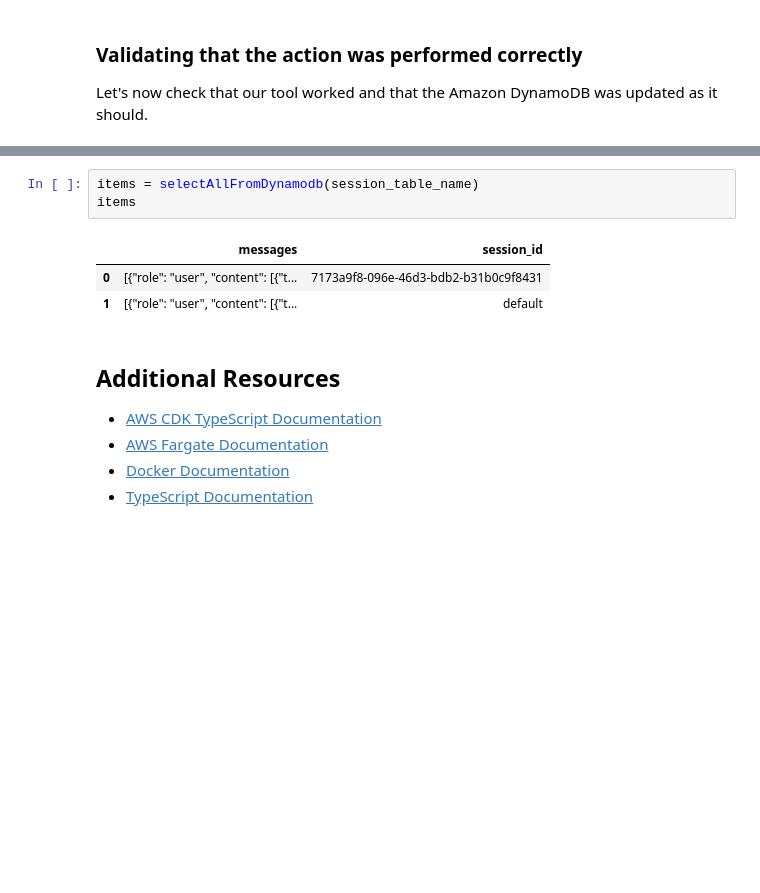
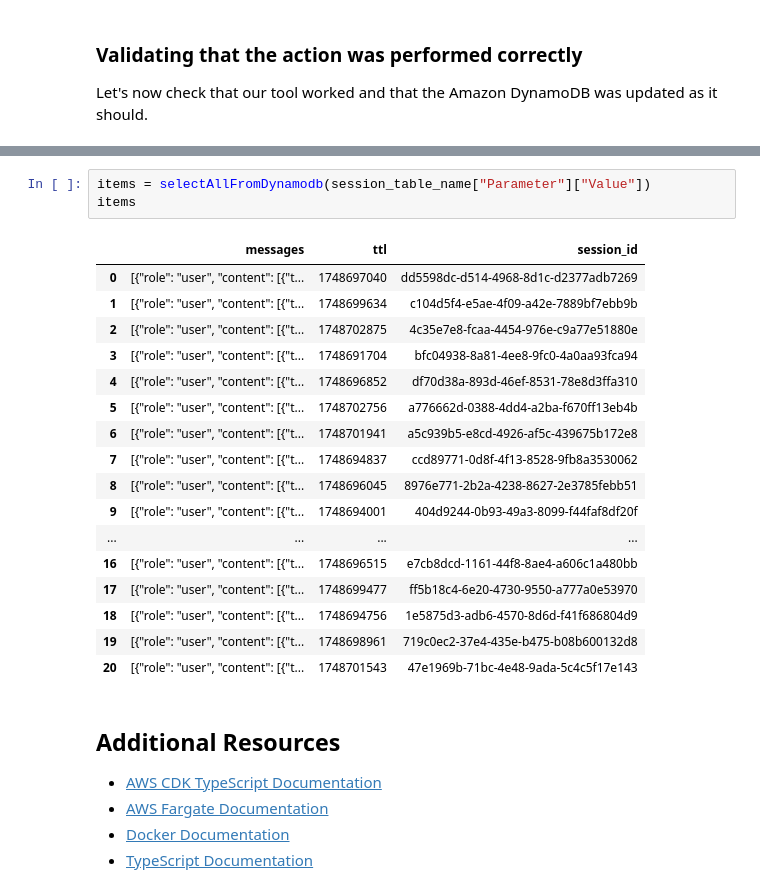
Before and after one commit to xiehust/strands_demos, a Jupyter notebook: deployment/01.restaurant_assistant_fargate/12-fargate-deployment/deploy-agent-human-in-the-loop.ipynb, the cells around one changed output, grey strips where cells are left out. Drawn from its saved outputs; the diff is of its cells as text; blank space fills up the shorter version.

```diff
--- a/deployment/01.restaurant_assistant_fargate/12-fargate-deployment/deploy-agent-human-in-the-loop.ipynb
+++ b/deployment/01.restaurant_assistant_fargate/12-fargate-deployment/deploy-agent-human-in-the-loop.ipynb
@@ -1141,10 +1059,24 @@ items
 # %%
-items = selectAllFromDynamodb(session_table_name)
+items = selectAllFromDynamodb(session_table_name["Parameter"]["Value"])
 items
 # %% [output]
-|  | messages | session_id |
-| 0 | [{"role": "user", "content": [{"t... | 7173a9f8-096e-46d3-bdb2-b31b0c9f8431 |
-| 1 | [{"role": "user", "content": [{"t... | default |
+|  | messages | ttl | session_id |
+| 0 | [{"role": "user", "content": [{"t... | 1748697040 | dd5598dc-d514-4968-8d1c-d2377adb7269 |
+| 1 | [{"role": "user", "content": [{"t... | 1748699634 | c104d5f4-e5ae-4f09-a42e-7889bf7ebb9b |
+| 2 | [{"role": "user", "content": [{"t... | 1748702875 | 4c35e7e8-fcaa-4454-976e-c9a77e51880e |
+| 3 | [{"role": "user", "content": [{"t... | 1748691704 | bfc04938-8a81-4ee8-9fc0-4a0aa93fca94 |
+| 4 | [{"role": "user", "content": [{"t... | 1748696852 | df70d38a-893d-46ef-8531-78e8d3ffa310 |
+| 5 | [{"role": "user", "content": [{"t... | 1748702756 | a776662d-0388-4dd4-a2ba-f670ff13eb4b |
+| 6 | [{"role": "user", "content": [{"t... | 1748701941 | a5c939b5-e8cd-4926-af5c-439675b172e8 |
+| 7 | [{"role": "user", "content": [{"t... | 1748694837 | ccd89771-0d8f-4f13-8528-9fb8a3530062 |
+| 8 | [{"role": "user", "content": [{"t... | 1748696045 | 8976e771-2b2a-4238-8627-2e3785febb51 |
+| 9 | [{"role": "user", "content": [{"t... | 1748694001 | 404d9244-0b93-49a3-8099-f44faf8df20f |
+| ... | ... | ... | ... |
+| 16 | [{"role": "user", "content": [{"t... | 1748696515 | e7cb8dcd-1161-44f8-8ae4-a606c1a480bb |
+| 17 | [{"role": "user", "content": [{"t... | 1748699477 | ff5b18c4-6e20-4730-9550-a777a0e53970 |
+| 18 | [{"role": "user", "content": [{"t... | 1748694756 | 1e5875d3-adb6-4570-8d6d-f41f686804d9 |
+| 19 | [{"role": "user", "content": [{"t... | 1748698961 | 719c0ec2-37e4-435e-b475-b08b600132d8 |
+| 20 | [{"role": "user", "content": [{"t... | 1748701543 | 47e1969b-71bc-4e48-9ada-5c4c5f17e143 |
 # %% [markdown]
 ## Additional Resources
 
```
Also changed, not shown: parts of 12 cells of this notebook, 2 other files.
